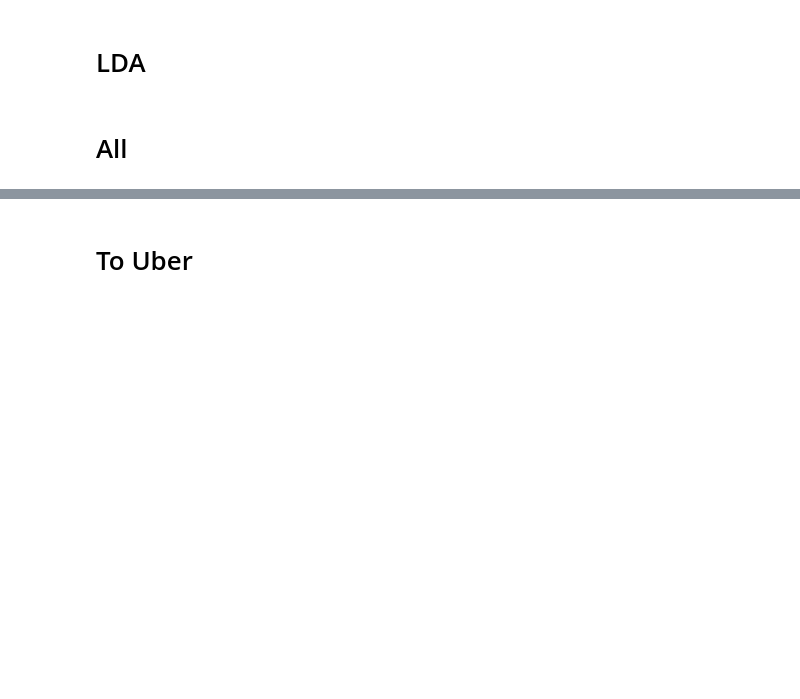
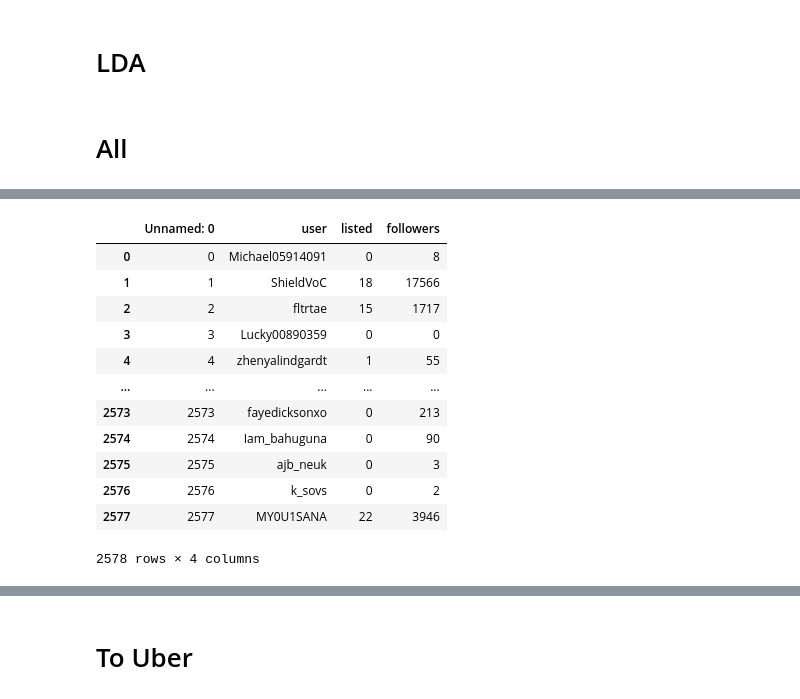
Before and after one commit to bogdan-tanasie/SMF, a Jupyter notebook: TopicModeling.ipynb, the cells around one changed output, grey strips where cells are left out. Drawn from its saved outputs; the diff is of its cells as text; code cells hidden in the pictures; blank space fills up the shorter version.

```diff
--- a/TopicModeling.ipynb
+++ b/TopicModeling.ipynb
@@ -137,3 +139,19 @@ for i in uber_df_tk.index:
+# %%
+users_df
+# %% [output]
+|  | Unnamed: 0 | user | listed | followers |
+| 0 | 0 | Michael05914091 | 0 | 8 |
+| 1 | 1 | ShieldVoC | 18 | 17566 |
+| 2 | 2 | fltrtae | 15 | 1717 |
+| 3 | 3 | Lucky00890359 | 0 | 0 |
+| 4 | 4 | zhenyalindgardt | 1 | 55 |
+| ... | ... | ... | ... | ... |
+| 2573 | 2573 | fayedicksonxo | 0 | 213 |
+| 2574 | 2574 | Iam_bahuguna | 0 | 90 |
+| 2575 | 2575 | ajb_neuk | 0 | 3 |
+| 2576 | 2576 | k_sovs | 0 | 2 |
+| 2577 | 2577 | MY0U1SANA | 22 | 3946 |
+2578 rows × 4 columns
 # %%
 import pickle
 pickle.dump(uber_df_tk,open('./data/uber_tk.p','wb'))
```
Also changed, not shown: parts of 20 cells of this notebook.
